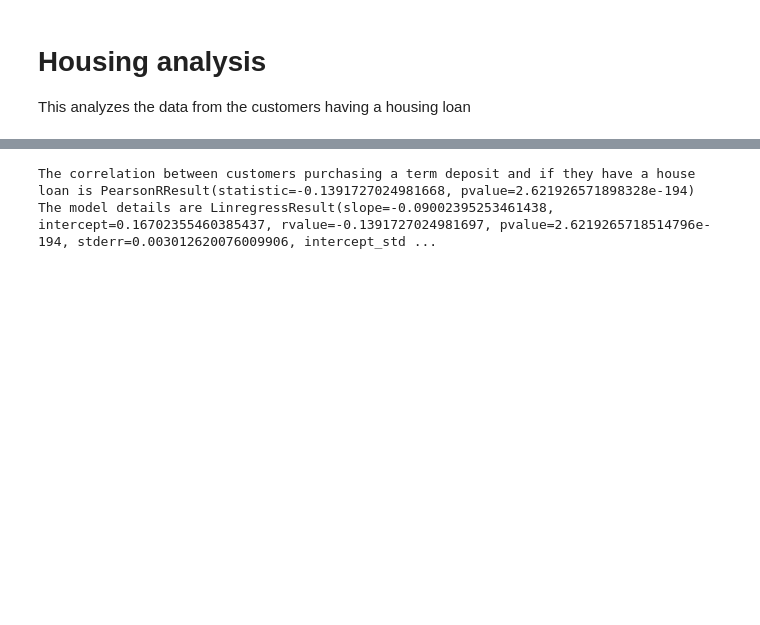
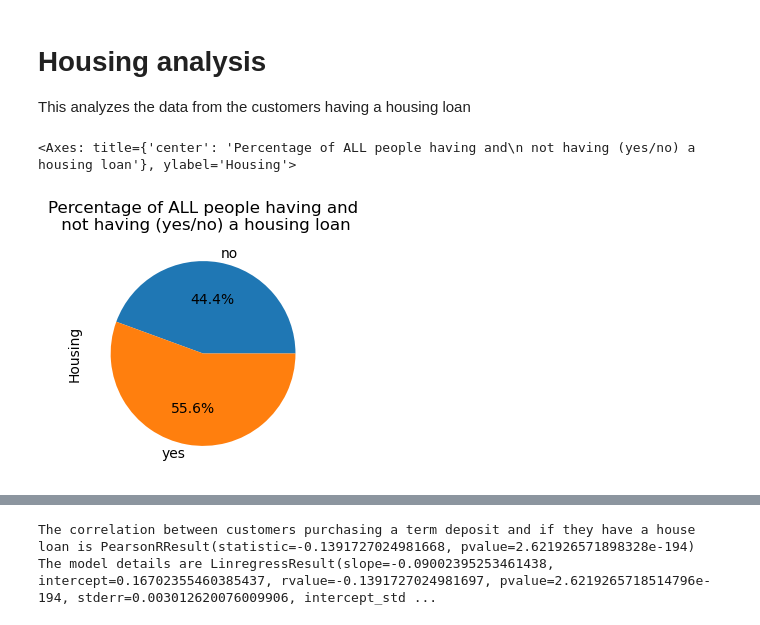
Before and after one commit to Prachi-Shah1002/Project_1, a Jupyter notebook: Main.ipynb, the cells around one changed output, grey strips where cells are left out. Cells and saved outputs as stored; diff of their text form; code cells hidden in the pictures; blank space fills up the shorter version.

```diff
--- a/Main.ipynb
+++ b/Main.ipynb
@@ -66,6 +66,15 @@ dtype: int64
 # %% [markdown]
 # Housing analysis
 This analyzes the data from the customers having a housing loan
+# %%
+# This shows OVERALL the percentage of people having and not having a housing loan
+
+#Grouping and graphing
+pie_mode_housing_all = train_data_df.groupby(['Housing'])['Housing'].count()
+pie_mode_housing_all.plot.pie(autopct='%1.1f%%', figsize=(3, 3), title='Percentage of ALL people having and\n not having (yes/no) a housing loan')
+# %% [output]
+<Axes: title={'center': 'Percentage of ALL people having and\n not having (yes/no) a housing loan'}, ylabel='Housing'>
+[figure, added]
 # %%
 # This filters the records having bought a term deposit (outcome equal to yes)
 # and graphs the mode of the number of customers having a house loan or not
```
Also changed, not shown: parts of 5 cells of this notebook.
